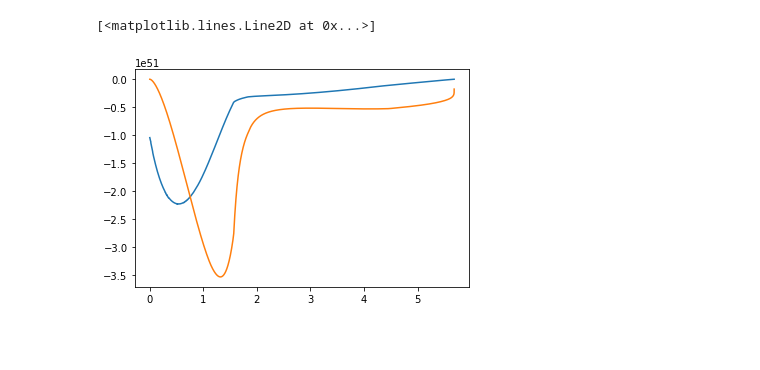
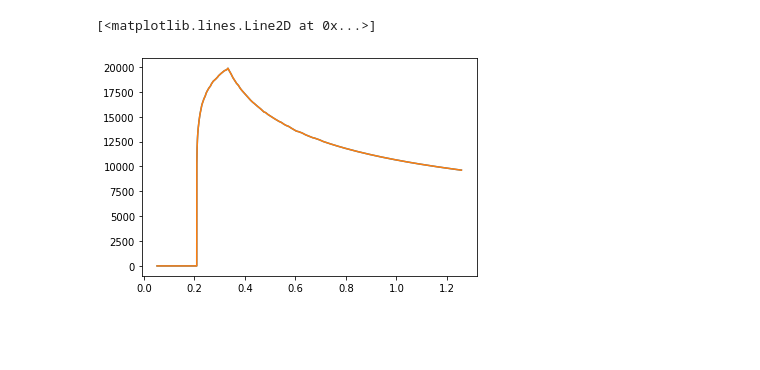
Before and after one commit to jantoniadis/analytic_explosions, a Jupyter notebook: analytic_explosions.ipynb, the cells around one changed output. Cells and saved outputs as stored; diff of their text form; code cells hidden in the pictures.

Commit message:
correct v_shock bug

```diff
--- a/analytic_explosions.ipynb
+++ b/analytic_explosions.ipynb
@@ -402,6 +407,7 @@ def criterion(profile,
 
     e_diag = np.zeros_like(mass.value)*u.erg
     v_shock = np.zeros_like(mass.value)*u.km/u.s
+    T9 = np.zeros_like(mass.value)*u.K
     e_burn = 0.0
     con_matzner = 0.794
     m_by_rem = m_init
@@ -435,12 +441,14 @@ def criterion(profile,
         m_out = (mass[i] - mass[i-1]) * eta_2
         e_delayed = e_delayed + (mass[i] - mass[i-1]) * (eta_outflow * eta_1 - eta_2) * e_rec
         e_diag[i] = e_diag[i-1] + m_out * e_rec + (ybind [i-1] - ybind[i])  * alpha_outflow
-        v_shock[i] = (con_matzner * np.sqrt(max(e_diag[i],0.0) / (mass[i] - m_init)) * ((mass[i] - m_init) / (rho[i] * radius[i]**3))**0.19)
+        v_shock[i] = (con_matzner * np.sqrt(max(e_diag[i],0.0) / (mass[i] - m_init).cgs) * ((mass[i] - m_init).cgs / (rho[i].cgs * radius[i].cgs**3))**0.19)
 
         m_by_rem = m_by_rem + (mass[i] - mass[i-1]) * (1 - alpha_outflow)*(1.0-eta_1) #- m_out
-        T9 = ((3/(c.sigma_sb*4./c.c))*(beta/(beta-1))*rho[i]*v_shock[i]**2)**0.25*1e-9
+        T9[i] = ((3/(c.sigma_sb*4./c.c))*((beta)/(beta-1))*rho[i]*v_shock[i]**2)**0.25*1e-9
+
+
         #T9=((((3*beta-1.)/(beta*c.sigma_sb*4./c.c)*rho[i]*v_shock[i]**2)**(1./4.)).to(u.K)/1e9)
-        eburn_i,dmni56 = eburn(profile,T9.value,i,rho[i].value,beta=beta)
+        eburn_i,dmni56 = eburn(profile,T9[i].value,i,rho[i].value,beta=beta)
         mNi56 += dmni56*alpha_outflow
         e_diag[i] += eburn_i*alpha_outflow
         m_grav = (-1 + np.sqrt (1 + beta * 0.084 * m_by_rem.value)) / (2 * 0.084) *u.Msun
@@ -457,7 +465,7 @@ def criterion(profile,
                 e_expl = 0.
                 e_delayed = 0.
                 i_final = jj[-1]
-                mNi56 = 0.
+                mNi56 = 0. *u.Msun
                 break
         #m_grav = (-1 + np.sqrt (1 + beta * 0.084 * m_by_rem.value)) / (2 * 0.084) *u.Msun
         m_wind = 0.0
@@ -470,12 +478,14 @@ def criterion(profile,
             i_final = jj[-1]
 
     for i in range(i_final+1, jj[-1]):
-        e_diag[i] = e_diag[i-1]
+        e_diag[i] = u.Quantity(e_diag[i-1],u.erg)
         eexp = e_diag[i] + (ybind[i-1] - ybind[i])
-        v_shock[i] = ((con_matzner * np.sqrt(max(eexp, 0) / (mass[i] - m_init)) * ((mass[i] - m_init) / (rho[i] * radius[i]**3))**0.19)).value*u.km/u.s
-        T9 = ((3/(c.sigma_sb*4./c.c))*(beta/(beta-1))*rho[i]*v_shock[i]**2)**0.25*1e-9
-        #T9=((((3*beta-1.)/(beta*c.sigma_sb*4./c.c)*rho[i]*v_shock[i]**2)**(1./4.)).to(u.K)/1e9)
-        eburn_i,dmni56 = eburn(profile,T9.value,i,rho[i].value,beta=beta)
+      #  v_shock[i] = (con_matzner * np.sqrt(max(e_diag[i],0.0) / (mass[i] - m_init).cgs) * ((mass[i] - m_init).cgs / (rho[i].cgs * radius[i].cgs**3))**0.19)
+      #  v_shock[i] = (con_matzner * np.sqrt(max([eexp, 0]) / (mass[i] - m_init).cgs) * ((mass[i] - m_init).cgs / (rho[i].cgs * radius[i].cgs**3))**0.19)
+        v_shock[i] = (((con_matzner * np.sqrt(max(eexp, 0*u.erg).cgs / (mass[i] - m_init).cgs) * ((mass[i] - m_init).cgs / (rho[i].cgs * radius[i].cgs**3))**0.19))).value * u.cm/u.s
+        T9[i] = ((3/(c.sigma_sb*4./c.c))*((beta)/(beta-1))*rho[i]*v_shock[i]**2)**0.25*1e-9
+    #    #T9=((((3*beta-1.)/(beta*c.sigma_sb*4./c.c)*rho[i]*v_shock[i]**2)**(1./4.)).to(u.K)/1e9)
+        eburn_i,dmni56 = eburn(profile,T9[i].value,i,rho[i].value,beta=beta)
         mNi56 += dmni56*alpha_outflow
         e_diag[i] = eexp + eburn_i*alpha_outflow
         e_expl = e_diag[i]
@@ -540,7 +550,14 @@ def criterion(profile,
         'Rho_c':rho[0],
         'icut':i_final,
         'jj':jj[0],
-        'tadv_thead_max':tadv_thead_max
+        'tadv_thead_max':tadv_thead_max,
+        't9':T9,
+        'vshock':v_shock,
+        'rg':rg,
+        'rs':rs,
+        'lum':lum,
+        'time':time,
+        'macc':macc
     }
 
     return result
@@ -589,3 +606,3 @@ criterion(profile,wind=True,_use_egrav=False)
 # %%
-profile=mr.MesaData('009.0_final_profile.data').data
-criterion(profile,wind=True,_use_egrav=False)
+profile=mr.MesaData('../009.0_final_profile.data').data
+res=criterion(profile,wind=True,_use_egrav=True,eta_outflow=1.0)
@@ -610,15 +609,19 @@ criterion(profile,wind=True,_use_egrav=False)
 # %%
     rho=(10**profile('logRho')[::-1])*u.g/(u.cm**3)
     mass=profile('mass')[::-1]*u.Msun
     radius=profile('radius')[::-1]*u.Rsun
 
-plt.plot(profile('mass'),profile('total_energy_integral'))
+#plt.plot(profile('mass'),profile('total_energy_integral'))
 
-plt.plot(mass,-(3*c.G*mass**2/radius/5.).to(u.erg))
+#plt.plot(mass,-(3*c.G*mass**2/radius/5.).to(u.erg))
+#plt.plot(res['time'][200:620],res['lum'][200:620]/1e52)
+#plt.plot(res['time'][200:620],res['lum'][200:620]/1e52)
+plt.plot(res['time'][220:620],res['vshock'][220:620].to(u.km/u.s))
+plt.plot(res['time'][220:620],res['vshock'][220:620].to(u.km/u.s))
 #plt.plot(profile('mass'),profile('total_energy'))
 #plt.plot(mass,-mass**2./radius)
 # %% [output]
 [<matplotlib.lines.Line2D at 0x...>]
-[figure, old version]
+[figure, new version]
 # %% [markdown]
 ###
```
Also changed, not shown: parts of 5 cells of this notebook.
